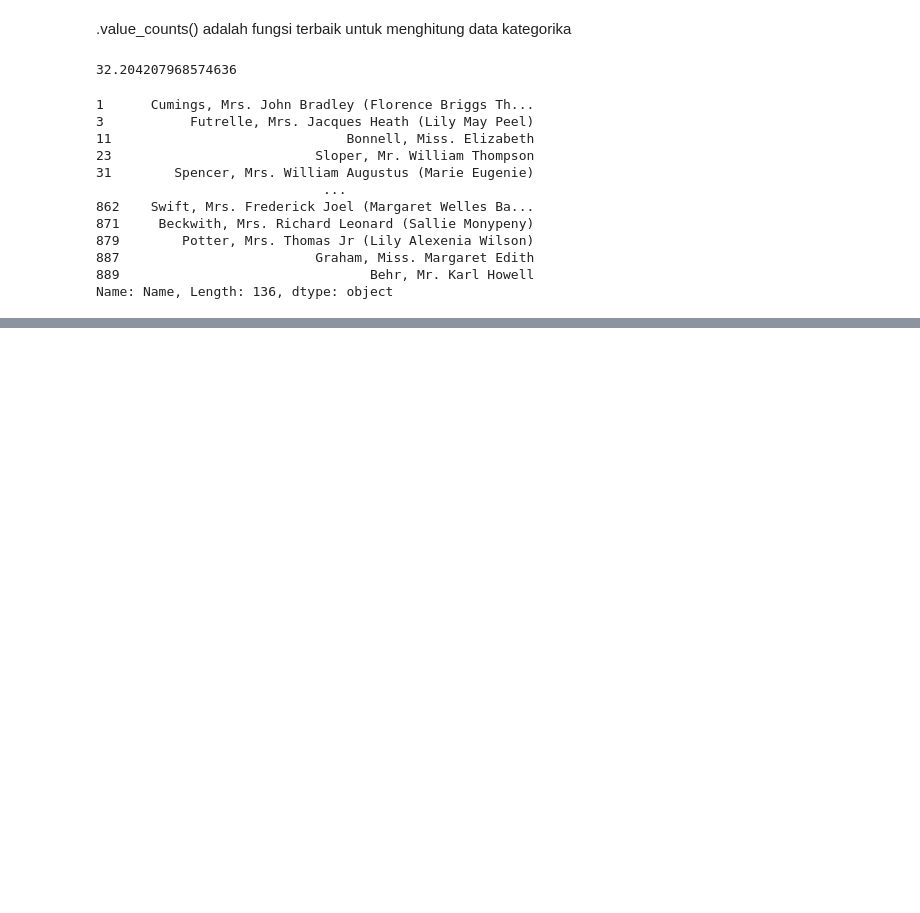
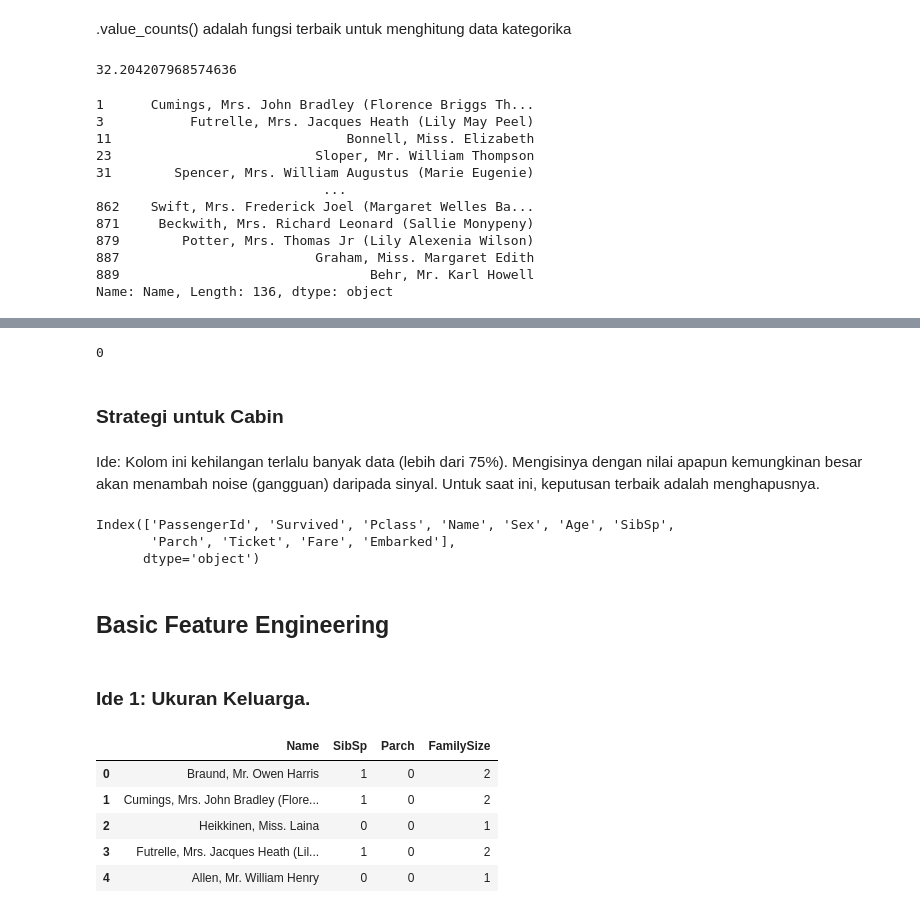
Before and after one commit to Ulinuhabduh/ML-Journey, a Jupyter notebook: Bulan 1/01-First-Data-Load.ipynb, the cells around one changed output, grey strips where cells are left out. Cells and saved outputs as stored; diff of their text form; code cells hidden in the pictures; blank space fills up the shorter version.

```diff
--- a/Bulan 1/01-First-Data-Load.ipynb
+++ b/Bulan 1/01-First-Data-Load.ipynb
@@ -183,0 +232,42 @@ Name: Name, Length: 136, dtype: object
+# %%
+# Cari modus dari Embarked
+mode_embarked = df['Embarked'].mode()[0]
+
+# Isi nilai NaN di kolom Emabarked dengan modusnya
+df['Embarked'].fillna(mode_embarked, inplace=True)
+
+# Cek kembali apakah masih ada data yang hilang di kolom Embarked
+print(df['Embarked'].isnull().sum())
+# %% [output]
+0
+# %% [markdown]
+### Strategi untuk Cabin
+# %% [markdown]
+Ide: Kolom ini kehilangan terlalu banyak data (lebih dari 75%). Mengisinya dengan nilai apapun kemungkinan besar akan menambah noise (gangguan) daripada sinyal. Untuk saat ini, keputusan terbaik adalah menghapusnya.
+# %%
+# Hapus kolom Cabin dari dataframe
+df.drop('Cabin', axis=1, inplace=True)
+
+# Lihat kolom yang tersisa
+print(df.columns)
+# %% [output]
+Index(['PassengerId', 'Survived', 'Pclass', 'Name', 'Sex', 'Age', 'SibSp',
+       'Parch', 'Ticket', 'Fare', 'Embarked'],
+      dtype='object')
+# %% [markdown]
+## Basic Feature Engineering
+# %% [markdown]
+### Ide 1: Ukuran Keluarga.
+# %%
+# FamilySize = Jumlah saudara/pasangan (SibSp) + Jumlah orang tua/anak (Parch) + 1 (diri sendiri)
+df['FamilySize'] = df['SibSp'] + df['Parch'] + 1
+
+# Lihat hasilnya
+df[['Name', 'SibSp', 'Parch', 'FamilySize']].head()
+# %% [output]
+|  | Name | SibSp | Parch | FamilySize |
+| 0 | Braund, Mr. Owen Harris | 1 | 0 | 2 |
+| 1 | Cumings, Mrs. John Bradley (Flore... | 1 | 0 | 2 |
+| 2 | Heikkinen, Miss. Laina | 0 | 0 | 1 |
+| 3 | Futrelle, Mrs. Jacques Heath (Lil... | 1 | 0 | 2 |
+| 4 | Allen, Mr. William Henry | 0 | 0 | 1 |
```
Also changed, not shown: parts of 17 cells of this notebook.
